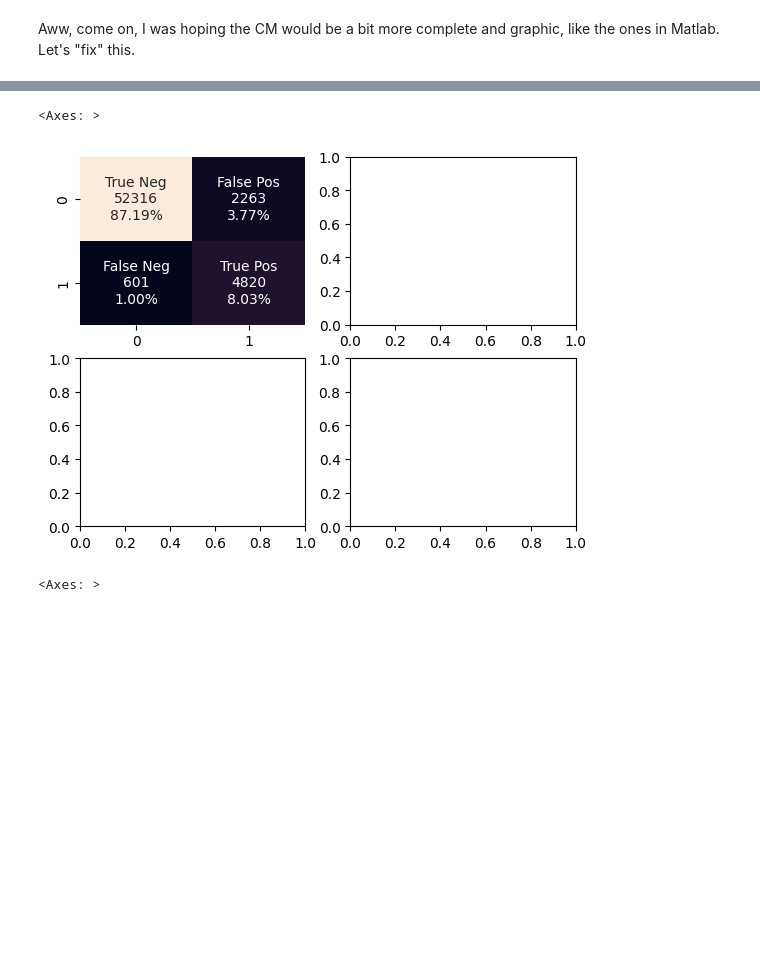
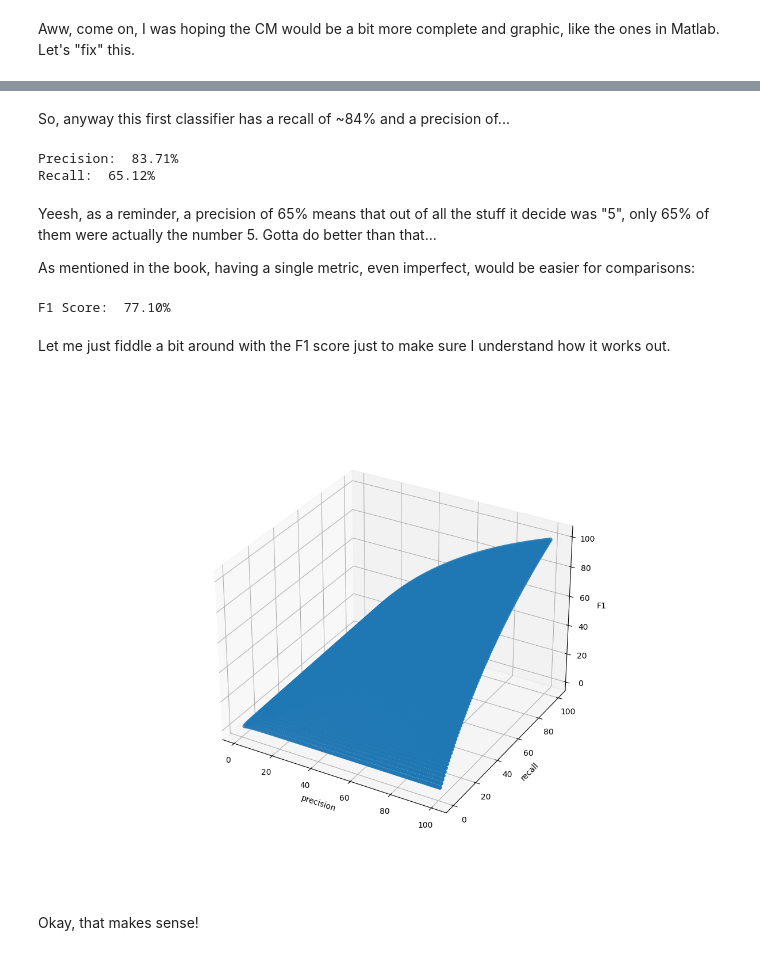
Before and after one commit to LucidOtter/MLLearning, a Jupyter notebook: 03_Classification.ipynb, the cells around one changed output, grey strips where cells are left out. Saved outputs shown, nothing was run; the diff lists cells and outputs as text; code cells hidden in the pictures; blank space fills up the shorter version.

```diff
--- a/03_Classification.ipynb
+++ b/03_Classification.ipynb
@@ -194,12 +191,47 @@ sns.heatmap(cm5_df, annot=True, cbar=False)
-# %%
-fig, axs = plt.subplots(2, 2)
-sns.heatmap(cm_5, annot=np.asarray(labels).reshape(2, 2), fmt='', cbar=False, ax=axs[0, 0])
-
-# Change the size of subplot 0 0 so that's it's much bigger, remove all 1 1 and "print" the total in 0 1 and 1 0, maybe we can share axes?
-# %% [output]
-<Axes: >
-[figure, removed]
-# %%
-axs[0, 0]
-# %% [output]
-<Axes: >
+# %% [markdown]
+So, anyway this first classifier has a recall of ~84% and a precision of...
+# %%
+from sklearn.metrics import precision_score, recall_score
+print('Precision: ', "{0:.2%}".format(precision_score(y_train_5, y_train_predict)))
+print('Recall: ', "{0:.2%}".format(recall_score(y_train_5, y_train_predict)))
+# %% [output]
+Precision:  83.71%
+Recall:  65.12%
+# %% [markdown]
+Yeesh, as a reminder, a precision of 65% means that out of all the stuff it decide was "5", only 65% of them were actually the number 5. Gotta do better than that...
+
+As mentioned in the book, having a single metric, even imperfect, would be easier for comparisons:
+# %%
+from sklearn.metrics import f1_score
+
+print('F1 Score: ', "{0:.2%}".format(f1_score(y_train_5, y_train_predict)))
+# %% [output]
+F1 Score:  77.10%
+# %% [markdown]
+Let me just fiddle a bit around with the F1 score just to make sure I understand how it works out.
+# %%
+def f1Score_man(precision, recall):
+    if precision != 0 and recall != 0:
+        return 2*(precision*recall)/(precision+recall)
+    else:
+        return np.nan
+
+xlist = np.linspace(0, 100, 100)
+ylist = np.linspace(0, 100, 100)
+zlist = [[precision, recall, f1Score_man(precision, recall)] for precision in xlist for recall in ylist]
+z_df = pd.DataFrame(zlist, columns=['precision', 'recall', 'F1'])
+# %%
+%matplotlib widget
+fig = plt.figure(figsize=(12, 9))
+ax = fig.add_subplot(projection='3d')
+ax.scatter(z_df.precision, z_df.recall, z_df.F1)
+
+ax.set_xlabel("precision")
+ax.set_ylabel("recall")
+ax.set_zlabel("F1")
+
+plt.show()
+# %% [output]
+[figure, added]
+# %% [markdown]
+Okay, that makes sense!
```
Also changed, not shown: parts of 9 cells of this notebook.
